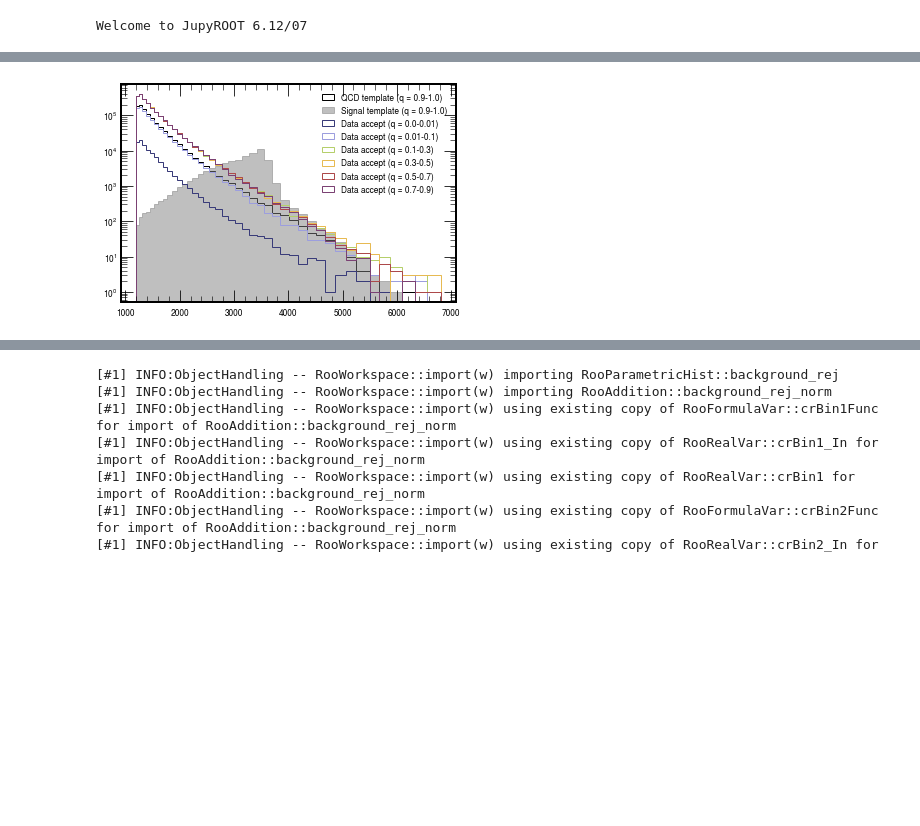
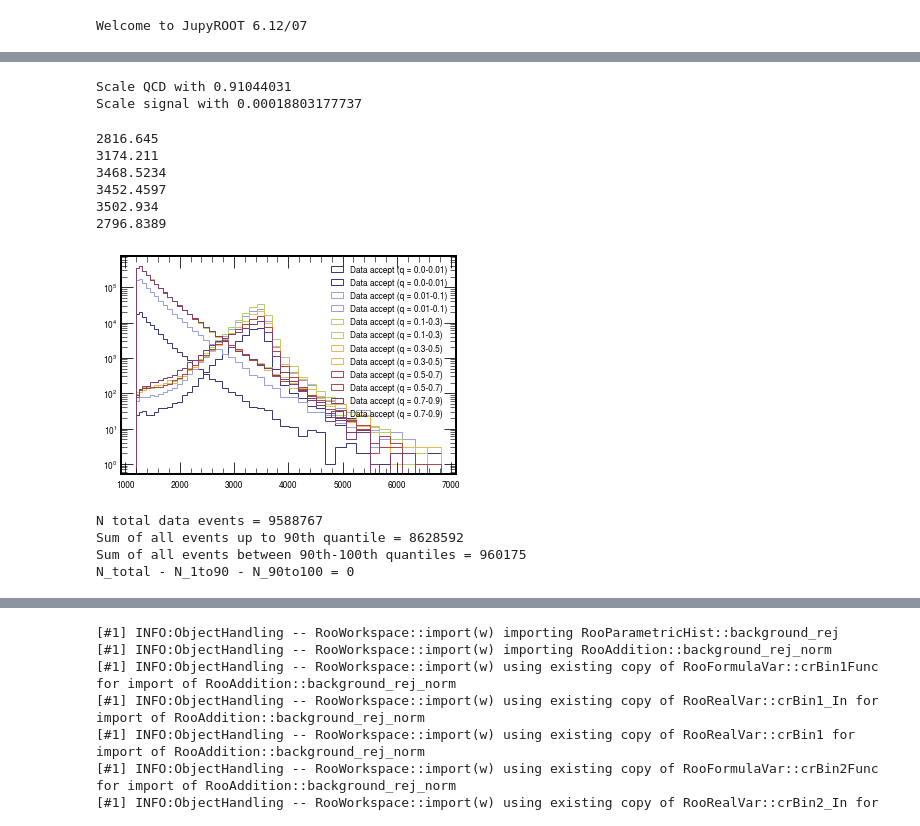
Before and after one commit to mpp-hep/gof_tests, a Jupyter notebook: gof.ipynb, the cells around one changed output, grey strips where cells are left out. Saved outputs shown, nothing was run; the diff lists cells and outputs as text; code cells hidden in the pictures; blank space fills up the shorter version.

Commit message:
adding preliminary scaling and orthogonal quantiles

```diff
--- a/gof.ipynb
+++ b/gof.ipynb
@@ -33,5 +33,6 @@ print(len(f_qcd.get("eventFeatures")))
 # %%
 mjj_idx = int(np.where(f_qcd['eventFeatureNames'][()] == 'mJJ')[0])
+deta_idx = int(np.where(f_sig['eventFeatureNames'][()] == 'DeltaEtaJJ')[0])
 
 columns   = {}
 columns[0.9]  = int(np.where(f_qcd['eventFeatureNames'][()] == 'sel_q90')[0]) # 0=rejected 1=accepted
@@ -41,24 +42,29 @@ columns[0.3]  = int(np.where(f_qcd['eventFeatureNames'][()] == 'sel_q30')[0])
 columns[0.1]  = int(np.where(f_qcd['eventFeatureNames'][()] == 'sel_q10')[0])
 columns[0.01] = int(np.where(f_qcd['eventFeatureNames'][()] == 'sel_q01')[0])
 
+
+
 # Get all features as numpy arrays
 qcd_tot = np.array(f_qcd.get("eventFeatures"))
 sig_tot = np.array(f_sig.get("eventFeatures"))
-
-# # Get events which pass the VAE vut
-# qcd_acc = qcd_tot[qcd_tot[:,columns[q]] == 1]
-
-# # Get events which are rejected by VAE cut
-# qcd_rej = qcd_tot[qcd_tot[:,columns[q]] == 0]
-
-# # Same for signal
-# sig_tot = np.array(f_sig.get("eventFeatures"))
-# sig_acc = sig_tot[sig_tot[:,columns[q]] == 1]
-# sig_rej = sig_tot[sig_tot[:,columns[q]] == 0]
-
-# # Use only mjj column (0th column)
-# qcd_tot, qcd_acc, qcd_rej = qcd_tot[:,mjj_idx], qcd_acc[:,mjj_idx], qcd_rej[:,mjj_idx]
-# sig_tot, sig_acc, sig_rej = sig_tot[:,mjj_idx], sig_acc[:,mjj_idx], sig_rej[:,mjj_idx]
+sig_tot = sig_tot[abs(sig_tot[:,deta_idx]) < 1.40]
+# %%
+# Scale to lumi
+
+# Values for rescaling the inputs to lumi
+qcd_xsec       = 8730000. # Crossection in fb
+qcd_gen_events = qcd_tot.shape[0] # 80% of qcd events are used
+sig_xsec       = 100. #In units of fb (==1 pb)
+sig_gen_events = sig_tot.shape[0] # all sig events are used
+lumi           = 1 # assuming 1/fb qcd_gen_events/8730000
+
+scale_qcd = qcd_xsec*lumi/qcd_gen_events
+scale_sig = sig_xsec*lumi/sig_gen_events
+print('Scale QCD with {}'.format(scale_qcd))
+print('Scale signal with {}'.format(scale_sig))
+# %% [output]
+Scale QCD with 0.91044031
+Scale signal with 0.00018803177737
 # %%
 datas_qcd_acc = {}
 datas_sig_acc = {}
@@ -85,6 +88,16 @@ for key in sorted(columns.keys()):
     #Remove those events from dataset and continue to next quantile
     qcd = qcd[qcd[:,columns[key]] == 0]
     sig = sig[sig[:,columns[key]] == 0]
+# %%
+for key in sorted(columns.keys()):
+    print(datas_sig_acc[key][0])
+# %% [output]
+2816.645
+3174.211
+3468.5234
+3452.4597
+3502.934
+2796.8389
 # %%
 #Define binning
 bin_edges = np.array([1200,1246,1313,1383,1455,1530, #bin_edges = np.array([1126,1181,1246,1313,1383,1455,1530,
@@ -100,20 +113,19 @@ min_bin = bin_edges[0]
 # %%
 fig, ax = plt.subplots()
 colormap = plt.cm.tab20b
 mapcolors = [colormap(int(x*colormap.N/len(datas_qcd_acc))) for x in range(len(datas_qcd_acc))]
-plt.hist(qcd_template,bins=bin_edges,label='QCD template (q = 0.9-1.0)',histtype='step', linewidth=1, facecolor='none', edgecolor='k',fill=True)
-plt.hist(sig_template,bins=bin_edges,label='Signal template (q = 0.9-1.0)',histtype='step', linewidth=1, facecolor='gray', edgecolor='gray', alpha=.5,fill=True)
+# plt.hist(datas_qcd_acc[0.7],bins=bin_edges,label='QCD template (q = 0.9-1.0)',histtype='step', linewidth=1, facecolor='none', edgecolor='k',fill=True)
 for i,key in enumerate(sorted(datas_qcd_acc.keys())):
     if i > 0:
         lower_bound = sorted(datas_qcd_acc.keys())[i-1]
     else:
        lower_bound = 0.0
     plt.hist(datas_qcd_acc[key],bins=bin_edges,label='Data accept (q = {}-{})'.format(lower_bound,key),histtype='step', linewidth=1, facecolor='none', edgecolor=mapcolors[i],fill=True)
-
+    plt.hist(datas_sig_acc[key],bins=bin_edges,label='Data accept (q = {}-{})'.format(lower_bound,key),histtype='step', linewidth=1, facecolor='none', edgecolor=mapcolors[i],fill=True)
 plt.legend( loc='upper right',frameon=False)
 plt.yscale('log')
 # %% [output]
-[figure, old version]
+[figure, new version]
 # %%
 # Sanity checks
 
@@ -125,3 +137,8 @@ for i,key in enumerate(sorted(datas_qcd_acc.keys())):
 print('Sum of all events up to 90th quantile = {}'.format(sum_quantiles))
 print('Sum of all events between 90th-100th quantiles = {}'.format(qcd_template.shape[0]))
 print('N_total - N_1to90 - N_90to100 = {}'.format(qcd_tot.shape[0]-sum_quantiles-qcd_template.shape[0]))
+# %% [output]
+N total data events = 9588767
+Sum of all events up to 90th quantile = 8628592
+Sum of all events between 90th-100th quantiles = 960175
+N_total - N_1to90 - N_90to100 = 0
```
Also changed, not shown: parts of 8 cells of this notebook.
